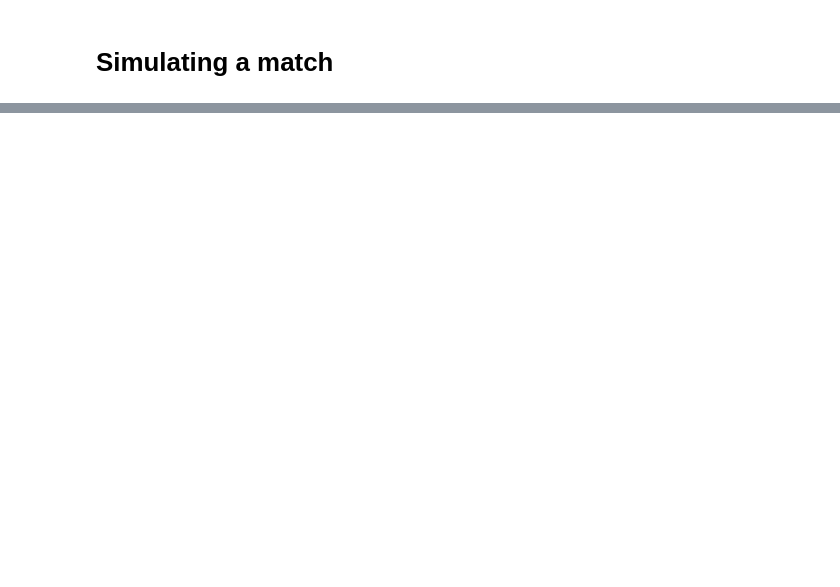
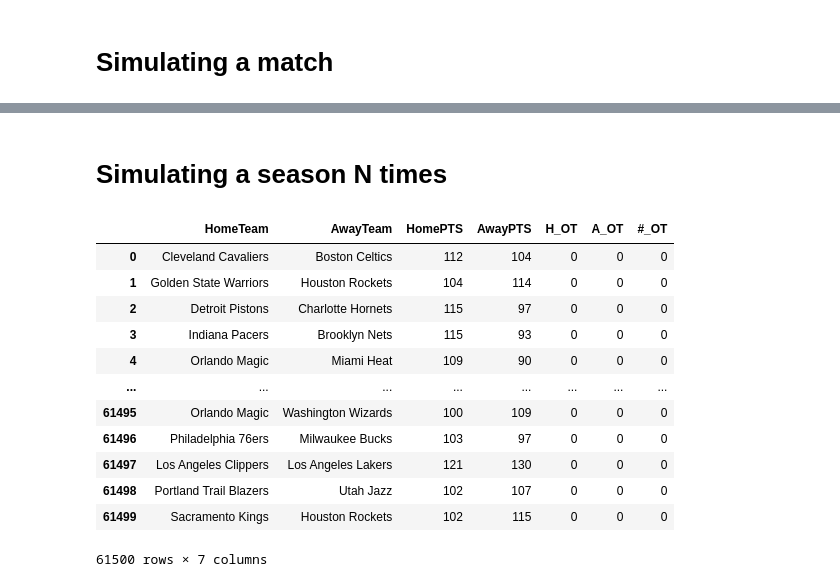
Before and after one commit to hmantovani/hmantovani, a Jupyter notebook: poisson/basketball/Simulation.ipynb, the cells around one changed output, grey strips where cells are left out. Cells and saved outputs as stored; diff of their text form; code cells hidden in the pictures; blank space fills up the shorter version.

```diff
--- a/poisson/basketball/Simulation.ipynb
+++ b/poisson/basketball/Simulation.ipynb
@@ -171,0 +289,48 @@ montecarlo
+# %% [markdown]
+# Simulating a season N times
+# %%
+# Initialize an empty list to store individual season DataFrames
+seasons = []
+
+# Number of times to simulate the season (change this to your desired value)
+N = 50
+
+for _ in range(N):
+    game_dfs = []
+
+    # Loop through each row in the 'nba' DataFrame
+    for index, row in nba_regular.iterrows():
+        home_team = row['HomeTeam']
+        away_team = row['AwayTeam']
+
+        # Call simulate_game function with HomeTeam, AwayTeam, and teams DataFrame as parameters
+        game_result = simulate_game(home_team, away_team, teams)
+
+        # Append the resulting DataFrame to the list
+        game_dfs.append(game_result)
+
+    # Concatenate all individual game DataFrames into a single DataFrame for the season
+    season = pd.concat(game_dfs, ignore_index=True)
+
+    # Append the season DataFrame to the list of seasons
+    seasons.append(season)
+
+# Concatenate all season DataFrames into a single DataFrame
+montecarlo_seasons = pd.concat(seasons, ignore_index=True)
+
+# Display or use the concatenated DataFrame 'all_seasons'
+montecarlo_seasons
+# %% [output]
+|  | HomeTeam | AwayTeam | HomePTS | AwayPTS | H_OT | A_OT | #_OT |
+| 0 | Cleveland Cavaliers | Boston Celtics | 112 | 104 | 0 | 0 | 0 |
+| 1 | Golden State Warriors | Houston Rockets | 104 | 114 | 0 | 0 | 0 |
+| 2 | Detroit Pistons | Charlotte Hornets | 115 | 97 | 0 | 0 | 0 |
+| 3 | Indiana Pacers | Brooklyn Nets | 115 | 93 | 0 | 0 | 0 |
+| 4 | Orlando Magic | Miami Heat | 109 | 90 | 0 | 0 | 0 |
+| ... | ... | ... | ... | ... | ... | ... | ... |
+| 61495 | Orlando Magic | Washington Wizards | 100 | 109 | 0 | 0 | 0 |
+| 61496 | Philadelphia 76ers | Milwaukee Bucks | 103 | 97 | 0 | 0 | 0 |
+| 61497 | Los Angeles Clippers | Los Angeles Lakers | 121 | 130 | 0 | 0 | 0 |
+| 61498 | Portland Trail Blazers | Utah Jazz | 102 | 107 | 0 | 0 | 0 |
+| 61499 | Sacramento Kings | Houston Rockets | 102 | 115 | 0 | 0 | 0 |
+61500 rows × 7 columns
```
Also changed, not shown: parts of 14 cells of this notebook.
